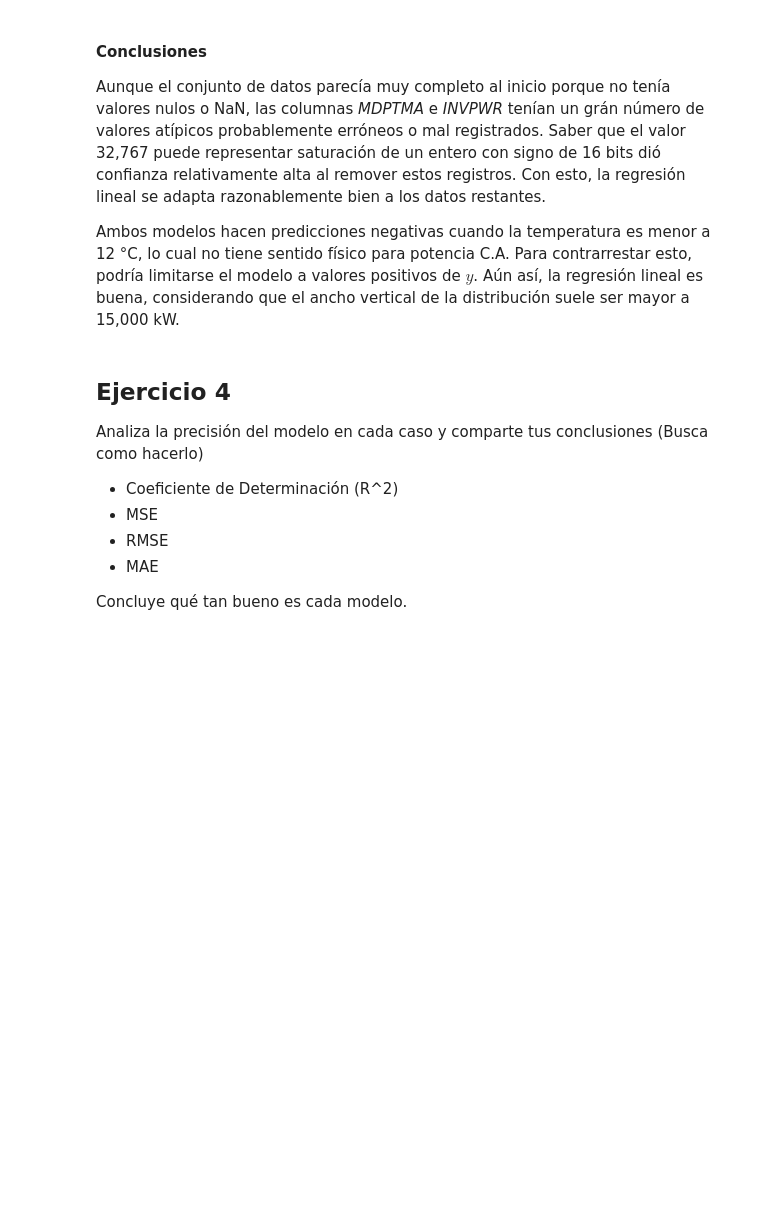
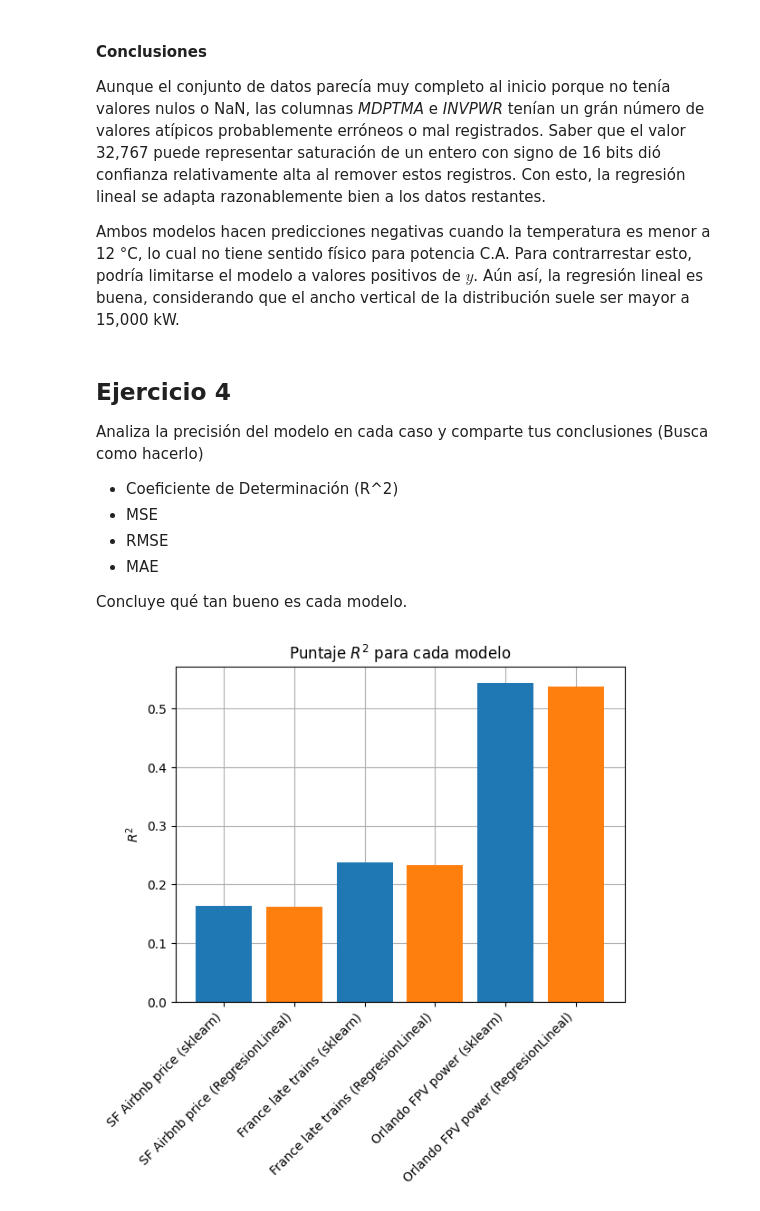
Before and after one commit to Frozen-Burrito/sim-matematica, a Jupyter notebook: actividades/2_5/regresion_lineal_scipy_sklearn_almno-1.ipynb, the cells around one changed output. Cells and saved outputs as stored; diff of their text form; code cells hidden in the pictures; blank space fills up the shorter version.

```diff
--- a/actividades/2_5/regresion_lineal_scipy_sklearn_almno-1.ipynb
+++ b/actividades/2_5/regresion_lineal_scipy_sklearn_almno-1.ipynb
@@ -608,7 +629,7 @@ $\displaystyle y = 23.905399921555798 + 0.1866991513604732X$
 # %%
 late_trains_at_departure_test = [x for x in traffic_df_test["Number of late trains at departure"]]
 X_test = np.expand_dims(late_trains_at_departure_test, axis=1)
-y_test = [y for y in traffic_df_test["Number of trains late on arrival"]]
+late_trains_at_arrival_test = [y for y in traffic_df_test["Number of trains late on arrival"]]
 
 fig, (ax_train, ax_test) = plt.subplots(2, 1, layout="constrained", sharex=True)
 
@@ -627,7 +648,7 @@ ax_train.set_ylabel("Número de trenes atrasados al llegar")
 ax_train.legend()
 ax_train.grid()
 
-ax_test.scatter(late_trains_at_departure_test, y_test, label="Datos de prueba", marker=".", color="darkseagreen")
+ax_test.scatter(late_trains_at_departure_test, late_trains_at_arrival_test, label="Datos de prueba", marker=".", color="darkseagreen")
 
 ax_test.plot(late_trains_at_departure_test, late_train_model.predecir(X_test), label="Clase RegresionLineal", color="orange", zorder=3)
 ax_test.plot(late_trains_at_departure_test, late_train_model_sklearn.predict(X_test), label="sklearn", color="cyan", linestyle="--", zorder=2)
@@ -825,0 +850,43 @@ Concluye qué tan bueno es cada modelo.
+# %%
+model_labels = [
+    "SF Airbnb price (sklearn)",
+    "SF Airbnb price (RegresionLineal)",
+    "France late trains (sklearn)",
+    "France late trains (RegresionLineal)",
+    "Orlando FPV power (sklearn)",
+    "Orlando FPV power (RegresionLineal)"
+]
+
+X_test_sf_airbnb_price = np.expand_dims(test_accommodates, axis=1)
+X_test_fr_late_trains = np.expand_dims(late_trains_at_departure_test, axis=1)
+X_test_orlando_pv = np.expand_dims(panel_temperature_test, axis=1)
+
+y = [
+    (test_airbnb_price, sf_airbnb_sklearn_price_model.predict(X_test_sf_airbnb_price)),
+    (test_airbnb_price, sf_airbnb_price_model.predecir(X_test_sf_airbnb_price)),
+    (late_trains_at_arrival_test, late_train_model_sklearn.predict(X_test_fr_late_trains)),
+    (late_trains_at_arrival_test, late_train_model.predecir(X_test_fr_late_trains)),
+    (invpwr_test, fpv_invpwr_model_sklearn.predict(X_test_orlando_pv)),
+    (invpwr_test, fpv_invpwr_model.predecir(X_test_orlando_pv)),
+]
+
+y_units = ["USD", "Número de trenes", "kW"]
+# %%
+r2_scores = [r2_score(true_y, predict_y) for true_y, predict_y in y]
+
+bar_colors = ["tab:blue", "tab:orange"]
+
+plt.bar(model_labels, r2_scores, label=model_labels, color=bar_colors, zorder=2)
+
+plt.xticks(rotation=45, ha="right")
+
+plt.ylabel(r"$R^2$")
+plt.title(r"Puntaje $R^2$ para cada modelo")
+
+plt.grid()
+
+plt.savefig("graficas/r_squared.png", dpi=300)
+
+plt.show()
+# %% [output]
+[figure, added]
```
Also changed, not shown: parts of 19 cells of this notebook, 7 other files.
